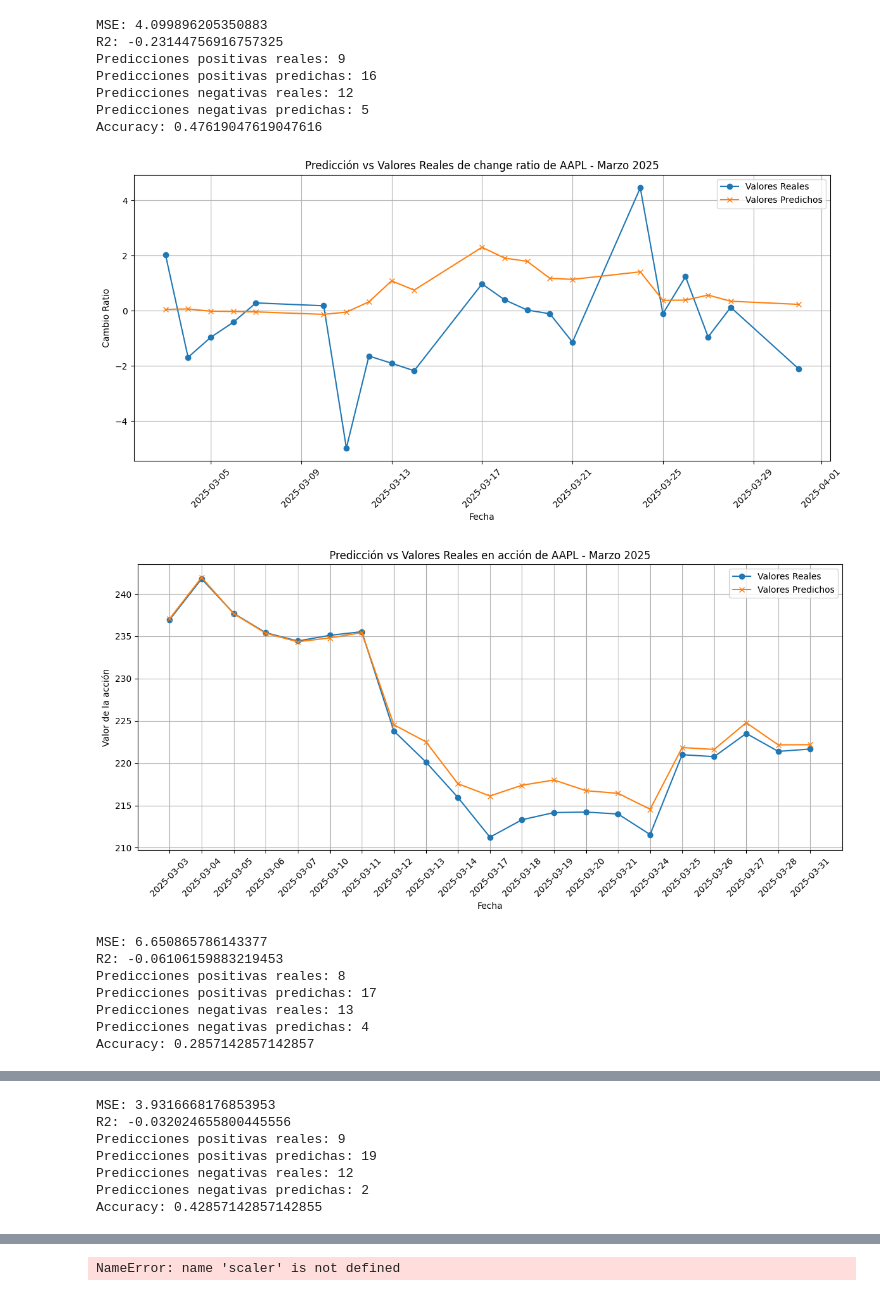
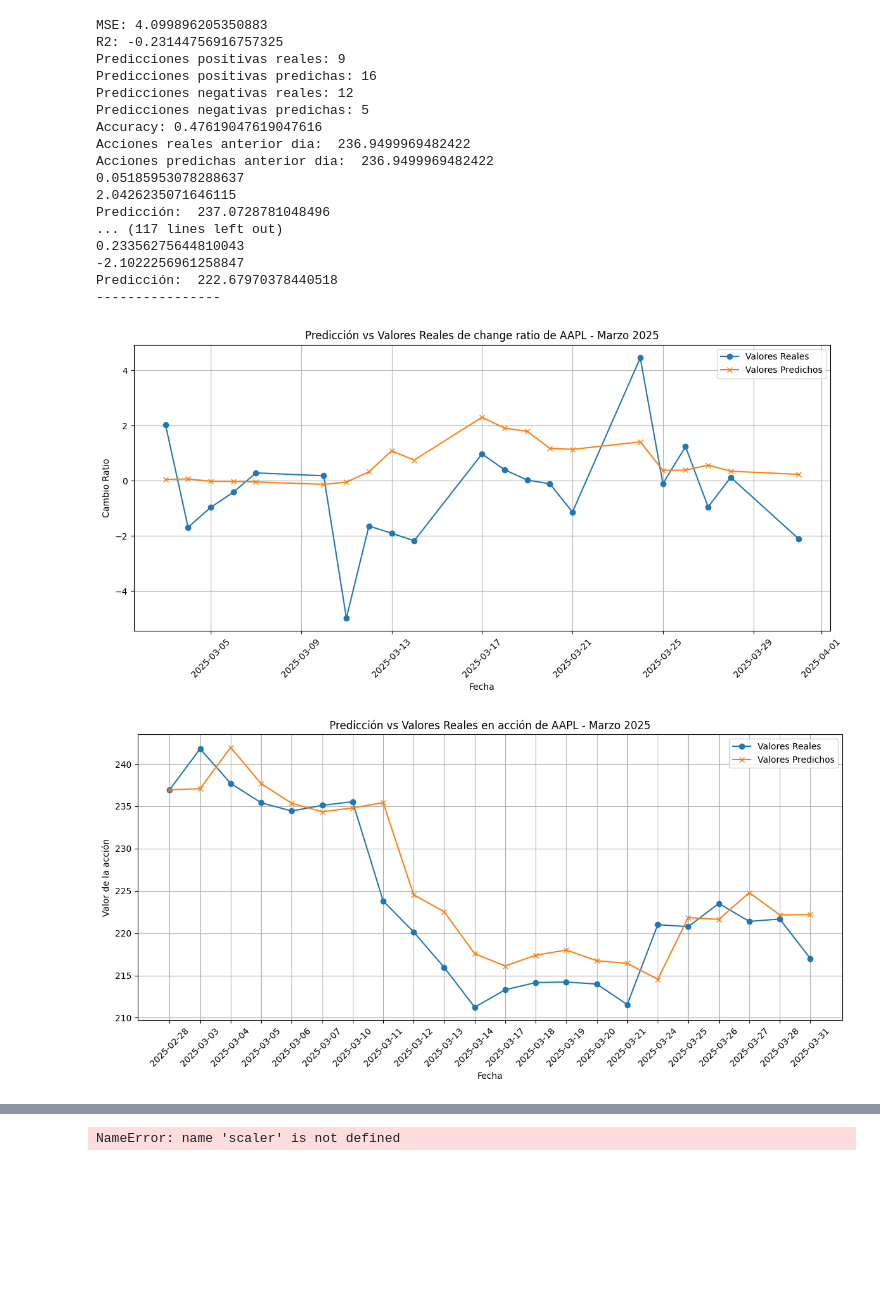
Before and after one commit to Ericson3100/Proyecto3DM, a Jupyter notebook: notebooks/4_Evaluation_Selection.ipynb, the cells around one changed output, grey strips where cells are left out. Cells and saved outputs as stored; diff of their text form; code cells hidden in the pictures; blank space fills up the shorter version.

```diff
--- a/notebooks/4_Evaluation_Selection.ipynb
+++ b/notebooks/4_Evaluation_Selection.ipynb
@@ -138,11 +146,17 @@ msft_test=pd.read_csv('../data/processed/MSFT_test.csv')
 
 #Cargar los valores reales de las acciones a lo largo del mes de marzo del 2025 para cada acción.
 #Serían los valores de 'Close_lag_1' de cada acción.
-nvidia_real=nvidia_test['Close_lag_1'].values
-apple_real=apple_test['Close_lag_1'].values
-amazon_real=amazon_test['Close_lag_1'].values
-google_real=google_test['Close_lag_1'].values
-msft_real=msft_test['Close_lag_1'].values
+nvidia=pd.read_csv('../data/raw/NVDA_with_SP500.csv')
+apple=pd.read_csv('../data/raw/AAPL_with_SP500.csv')
+amazon=pd.read_csv('../data/raw/AMZN_with_SP500.csv')
+google=pd.read_csv('../data/raw/GOOGL_with_SP500.csv')
+msft=pd.read_csv('../data/raw/MSFT_with_SP500.csv')
+
+nvidia_reales=nvidia['Close'].values[nvidia['Date'] >= '2025-02-28']
+apple_reales=apple['Close'].values[apple['Date'] >= '2025-02-28']
+amazon_reales=amazon['Close'].values[amazon['Date'] >= '2025-02-28']
+google_reales=google['Close'].values[google['Date'] >= '2025-02-28']
+msft_reales=msft['Close'].values[msft['Date'] >= '2025-02-28']
 # %%
 #Finalmente se escalan los datos. Se utiliza el modelo de PCA de cada acción para transformar los datos de cada acción.
 #
@@ -189,29 +203,32 @@ google_pred=pd.Series(google_pred)
 msft_pred=pd.Series(msft_pred)
 # %%
 #Acción de Apple
-plot_stock_prediction(apple_pred, apple_test_y, 'AAPL', apple_real)
+plot_stock_prediction(apple_pred, apple_test_y, 'AAPL', apple_reales)
 #Acción de Amazon
-plot_stock_prediction(amazon_pred, amazon_test_y, 'AMZN', amazon_real)
+plot_stock_prediction(amazon_pred, amazon_test_y, 'AMZN', amazon_reales)
 #Acción de Google
-plot_stock_prediction(google_pred, google_test_y, 'GOOGL', google_real)
+plot_stock_prediction(google_pred, google_test_y, 'GOOGL', google_reales)
 #Acción de Microsoft
-plot_stock_prediction(msft_pred, msft_test_y, 'MSFT', msft_real)
+plot_stock_prediction(msft_pred, msft_test_y, 'MSFT', msft_reales)
 #Acción de Nvidia
-plot_stock_prediction(nvidia_pred, nvidia_test_y, 'NVDA', nvidia_real)
+plot_stock_prediction(nvidia_pred, nvidia_test_y, 'NVDA', nvidia_reales)
 # %% [output]
 MSE: 4.099896205350883
 R2: -0.23144756916757325
 Predicciones positivas reales: 9
 Predicciones positivas predichas: 16
 Predicciones negativas reales: 12
 Predicciones negativas predichas: 5
 Accuracy: 0.47619047619047616
+Acciones reales anterior dia:  236.9499969482422
+Acciones predichas anterior dia:  236.9499969482422
+0.05185953078288637
+2.0426235071646115
+Predicción:  237.0728781048496
+... (117 lines left out)
+0.23356275644810043
+-2.1022256961258847
+Predicción:  222.67970378440518
+----------------
 [figure]
-[figure, old version]
+[figure, new version]
-MSE: 6.650865786143377
-R2: -0.06106159883219453
-Predicciones positivas reales: 8
-Predicciones positivas predichas: 17
-Predicciones negativas reales: 13
-Predicciones negativas predichas: 4
-Accuracy: 0.2857142857142857
@@ -220,7 +234,0 @@ Accuracy: 0.2857142857142857
-MSE: 3.9316668176853953
-R2: -0.032024655800445556
-Predicciones positivas reales: 9
-Predicciones positivas predichas: 19
-Predicciones negativas reales: 12
-Predicciones negativas predichas: 2
-Accuracy: 0.42857142857142855
```
Also changed, not shown: parts of 2 cells of this notebook.
